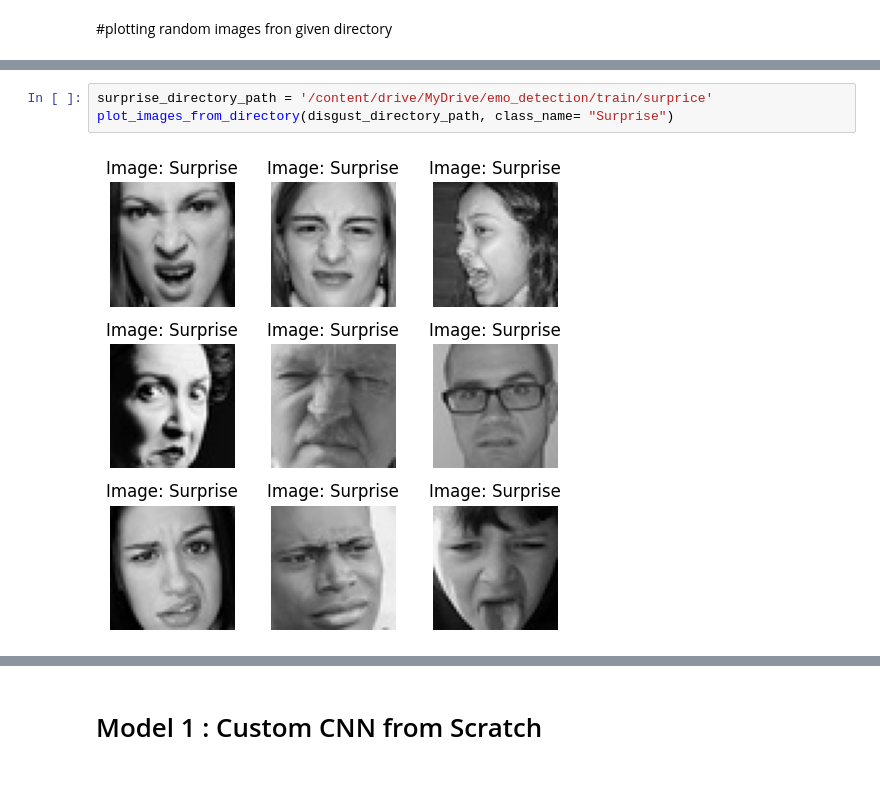
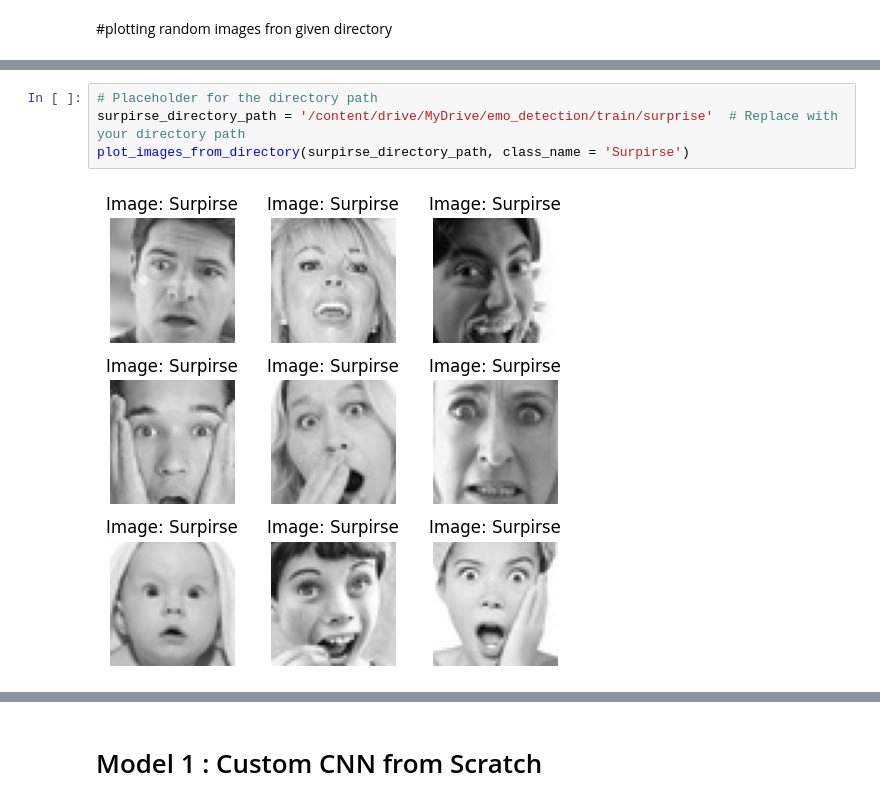
Before and after one commit to aijulhussain/MyDLProjects, a Jupyter notebook: Emotion Detection/Emotions_detection.ipynb, the cells around one changed output, grey strips where cells are left out. Cells and saved outputs as stored; diff of their text form.

```diff
--- a/Emotion Detection/Emotions_detection.ipynb
+++ b/Emotion Detection/Emotions_detection.ipynb
@@ -216,8 +223,9 @@ plot_images_from_directory(disgust_directory_path, class_name= "Disgust")
-# %%
-surprise_directory_path = '/content/drive/MyDrive/emo_detection/train/surprice'
-plot_images_from_directory(disgust_directory_path, class_name= "Surprise")
-# %% [output]
-[figure, removed]
+# %%
+# Placeholder for the directory path
+surpirse_directory_path = '/content/drive/MyDrive/emo_detection/train/surprise'  # Replace with your directory path
+plot_images_from_directory(surpirse_directory_path, class_name = 'Surpirse')
+# %% [output]
+[figure, added]
 # %%
 sad_directory_path = '/content/drive/MyDrive/emo_detection/train/sad'
 plot_images_from_directory(sad_directory_path, class_name ="Sad")
```
Also changed, not shown: parts of 38 cells of this notebook.
